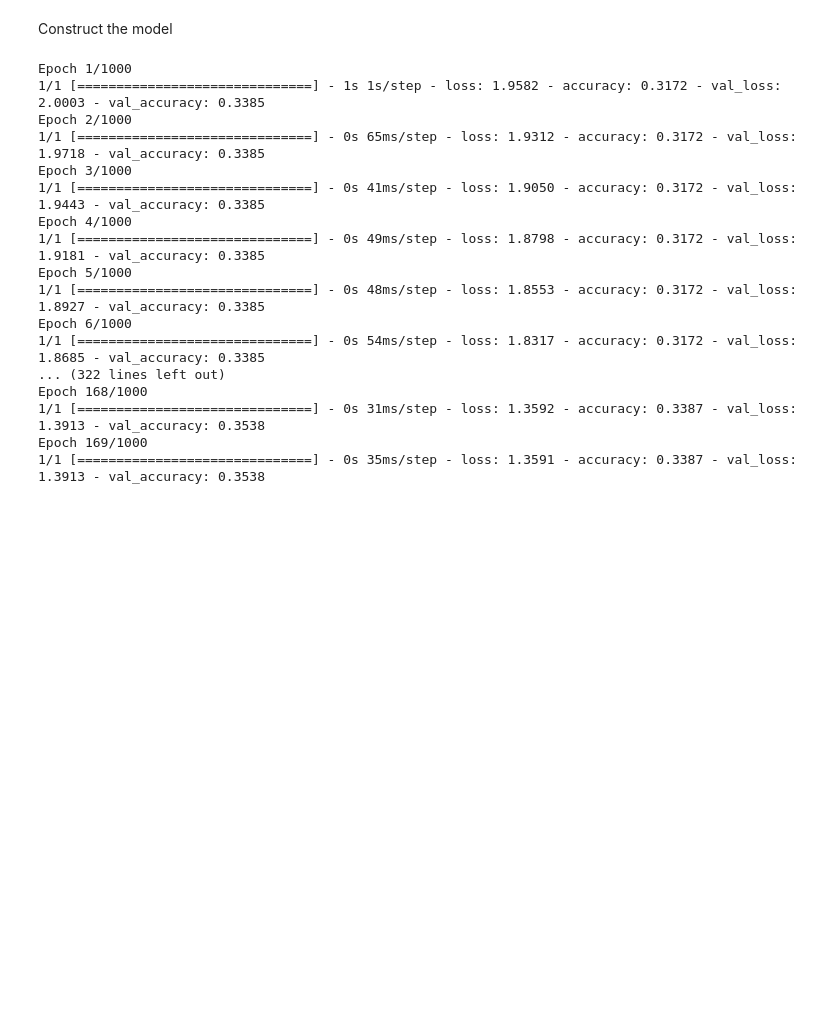
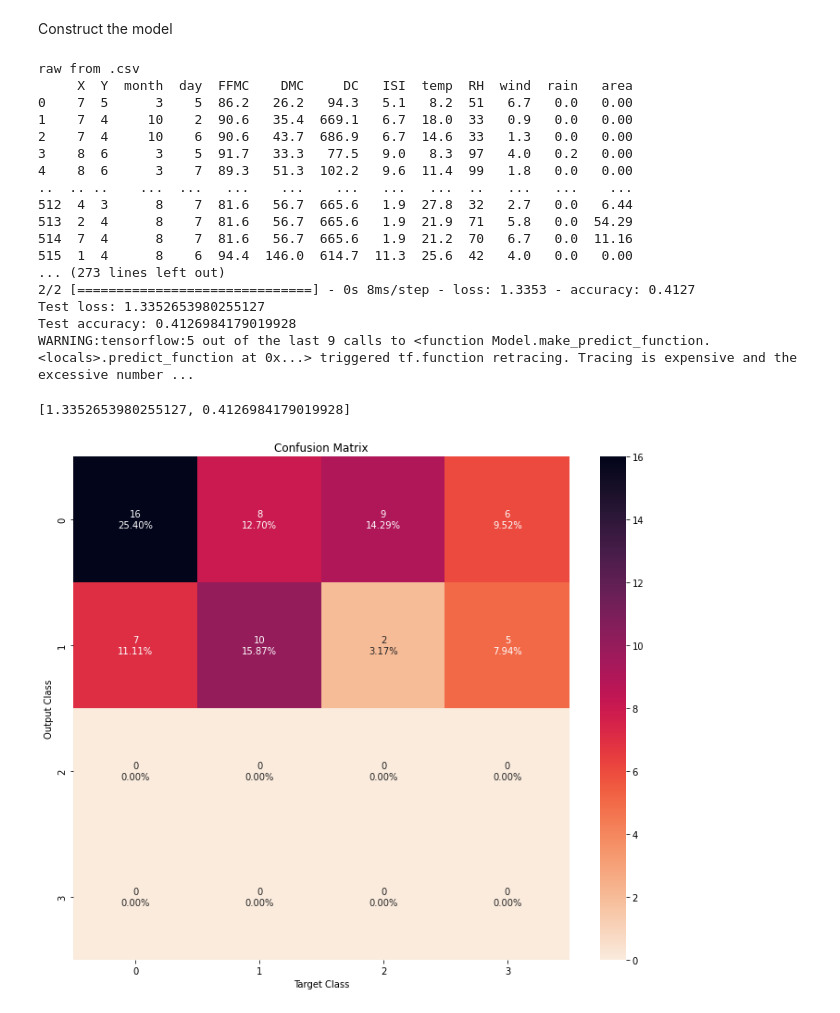
Before and after one commit to boraks4/537-project, a Jupyter notebook: forestfires.ipynb, the cells around one changed output. Saved outputs shown, nothing was run; the diff lists cells and outputs as text; code cells hidden in the pictures; blank space fills up the shorter version.

```diff
--- a/forestfires.ipynb
+++ b/forestfires.ipynb
@@ -214,42 +141,6 @@ def construct_dnn(neurons_per_hidden_layer, num_hidden_layers, lr):
   net.compile(loss='CategoricalCrossentropy', optimizer=opt,
                 metrics=['accuracy'])
   return net
-# %%
-import math
-
-# hyperparemeters
-nhl = 2 # num_hidden_layers
-nphl = 5 # neurons_per_hidden_layer
-lr = 0.001
-epochs = 1000
-batches = 1
-
-batch_size = math.floor(X_train.shape[0] / batches)
-
-X_train, y_train, X_test, y_test, X_val, y_val = preprocess_data()
-# fit the keras model on the dataset
-net = construct_dnn(neurons_per_hidden_layer=5, num_hidden_layers=2, lr = lr)
-callback = tf.keras.callbacks.EarlyStopping(patience=10, restore_best_weights=True)
-history = net.fit(X_train, y_train, epochs=epochs, verbose=1, batch_size=batch_size,
-                  validation_data=(X_val,y_val), callbacks=[callback])
-# %% [output]
-Epoch 1/1000
-1/1 [==============================] - 1s 1s/step - loss: 1.9582 - accuracy: 0.3172 - val_loss: 2.0003 - val_accuracy: 0.3385
-Epoch 2/1000
-1/1 [==============================] - 0s 65ms/step - loss: 1.9312 - accuracy: 0.3172 - val_loss: 1.9718 - val_accuracy: 0.3385
-Epoch 3/1000
-1/1 [==============================] - 0s 41ms/step - loss: 1.9050 - accuracy: 0.3172 - val_loss: 1.9443 - val_accuracy: 0.3385
-Epoch 4/1000
-1/1 [==============================] - 0s 49ms/step - loss: 1.8798 - accuracy: 0.3172 - val_loss: 1.9181 - val_accuracy: 0.3385
-Epoch 5/1000
-1/1 [==============================] - 0s 48ms/step - loss: 1.8553 - accuracy: 0.3172 - val_loss: 1.8927 - val_accuracy: 0.3385
-Epoch 6/1000
-1/1 [==============================] - 0s 54ms/step - loss: 1.8317 - accuracy: 0.3172 - val_loss: 1.8685 - val_accuracy: 0.3385
-... (322 lines left out)
-Epoch 168/1000
-1/1 [==============================] - 0s 31ms/step - loss: 1.3592 - accuracy: 0.3387 - val_loss: 1.3913 - val_accuracy: 0.3538
-Epoch 169/1000
-1/1 [==============================] - 0s 35ms/step - loss: 1.3591 - accuracy: 0.3387 - val_loss: 1.3913 - val_accuracy: 0.3538
 # %%
 # You can visualize the results with a confusion matrix.
 import seaborn as sn
@@ -284,5 +175,43 @@ def evaluate_model(net):
   # plot confusion matrix
   plot_confusion_matrix(y_classified, y_true)
   return score
+# %%
+# hyperparemeters
+nhl = 1 # num_hidden_layers
+nphl = 5 # neurons_per_hidden_layer
+lr = 0.001
+epochs = 1000
+batches = 10
+
+X_train, y_train, X_test, y_test, X_val, y_val = preprocess_data(True)
+batch_size = math.floor(X_train.shape[0] / batches)
+
+# fit the keras model on the dataset
+net = construct_dnn(neurons_per_hidden_layer=5, num_hidden_layers=2, lr = lr)
+callback = tf.keras.callbacks.EarlyStopping(patience=10, restore_best_weights=True)
+history = net.fit(X_train, y_train, epochs=epochs, verbose=1, batch_size=batch_size,
+                  validation_data=(X_val,y_val), callbacks=[callback])
+print("nhl: ",nhl, "nphl:", nphl, "lr:", lr, "batches", batches)
+evaluate_model(net)
+# %% [output]
+raw from .csv
+     X  Y  month  day  FFMC    DMC     DC   ISI  temp  RH  wind  rain   area
+0    7  5      3    5  86.2   26.2   94.3   5.1   8.2  51   6.7   0.0   0.00
+1    7  4     10    2  90.6   35.4  669.1   6.7  18.0  33   0.9   0.0   0.00
+2    7  4     10    6  90.6   43.7  686.9   6.7  14.6  33   1.3   0.0   0.00
+3    8  6      3    5  91.7   33.3   77.5   9.0   8.3  97   4.0   0.2   0.00
+4    8  6      3    7  89.3   51.3  102.2   9.6  11.4  99   1.8   0.0   0.00
+..  .. ..    ...  ...   ...    ...    ...   ...   ...  ..   ...   ...    ...
+512  4  3      8    7  81.6   56.7  665.6   1.9  27.8  32   2.7   0.0   6.44
+513  2  4      8    7  81.6   56.7  665.6   1.9  21.9  71   5.8   0.0  54.29
+514  7  4      8    7  81.6   56.7  665.6   1.9  21.2  70   6.7   0.0  11.16
+515  1  4      8    6  94.4  146.0  614.7  11.3  25.6  42   4.0   0.0   0.00
+... (273 lines left out)
+2/2 [==============================] - 0s 8ms/step - loss: 1.3353 - accuracy: 0.4127
+Test loss: 1.3352653980255127
+Test accuracy: 0.4126984179019928
+WARNING:tensorflow:5 out of the last 9 calls to <function Model.make_predict_function.<locals>.predict_function at 0x...> triggered tf.function retracing. Tracing is expensive and the excessive number ...
+[1.3352653980255127, 0.4126984179019928]
+[figure, added]
 # %%
 drive.flush_and_unmount()
```
Also changed, not shown: parts of 10 cells of this notebook.
